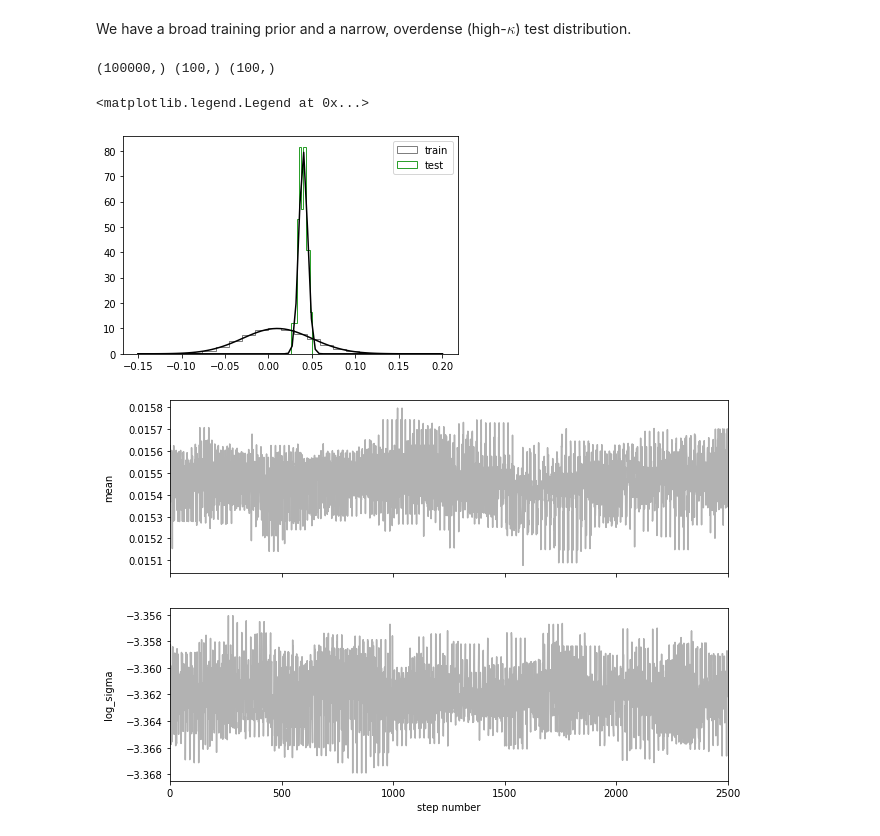
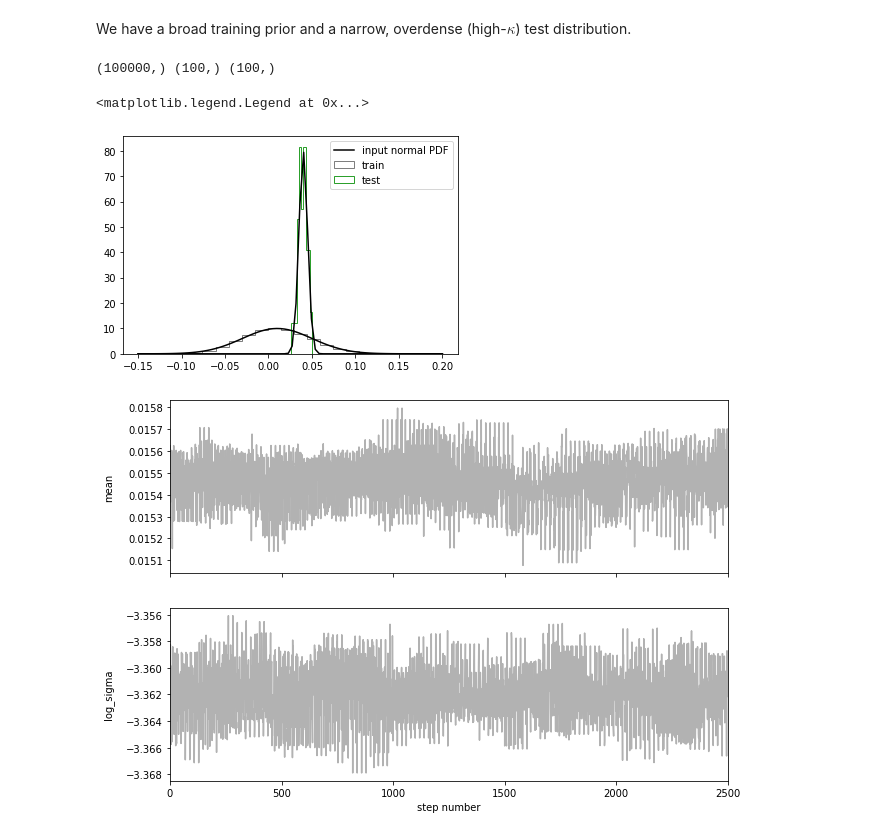
Before and after one commit to jiwoncpark/node-to-joy, a Jupyter notebook: demo/Hierarchical_Inference.ipynb, the cells around one changed output. Cells and saved outputs as stored; diff of their text form; code cells hidden in the pictures.

```diff
--- a/demo/Hierarchical_Inference.ipynb
+++ b/demo/Hierarchical_Inference.ipynb
@@ -94,19 +94,19 @@ We have a broad training prior and a narrow, overdense (high-$\kappa$) test dist
 # %%
 train_k = infer_obj.get_true_kappa(is_train=True).squeeze()
 test_k = infer_obj.get_true_kappa(is_train=False).squeeze()
 
 grid = np.linspace(-0.15, 0.2, 80)
 print(train_k.shape, test_k.shape, test_k_orig.shape)
 _, bins, _ = plt.hist(train_k, bins=20, density=True, color='tab:gray', label='train', histtype='step')
 _ = plt.hist(test_k, bins=10, density=True, color='tab:green', label='test', histtype='step')
 
 plt.plot(grid, norm_obj.pdf(grid), color='k')
-plt.plot(grid, norm_obj_test.pdf(grid), color='k')
+plt.plot(grid, norm_obj_test.pdf(grid), color='k', label='input normal PDF')
 plt.legend()
 # %% [output]
 (100000,) (100,) (100,)
 <matplotlib.legend.Legend at 0x...>
-[figure, old version]
+[figure, new version]
 # %%
 # Path to the stored MCMC chain
 chain_path = os.path.join(infer_obj.out_dir, 'omega_chain.h5')
```
Also changed, not shown: 2 other files.
